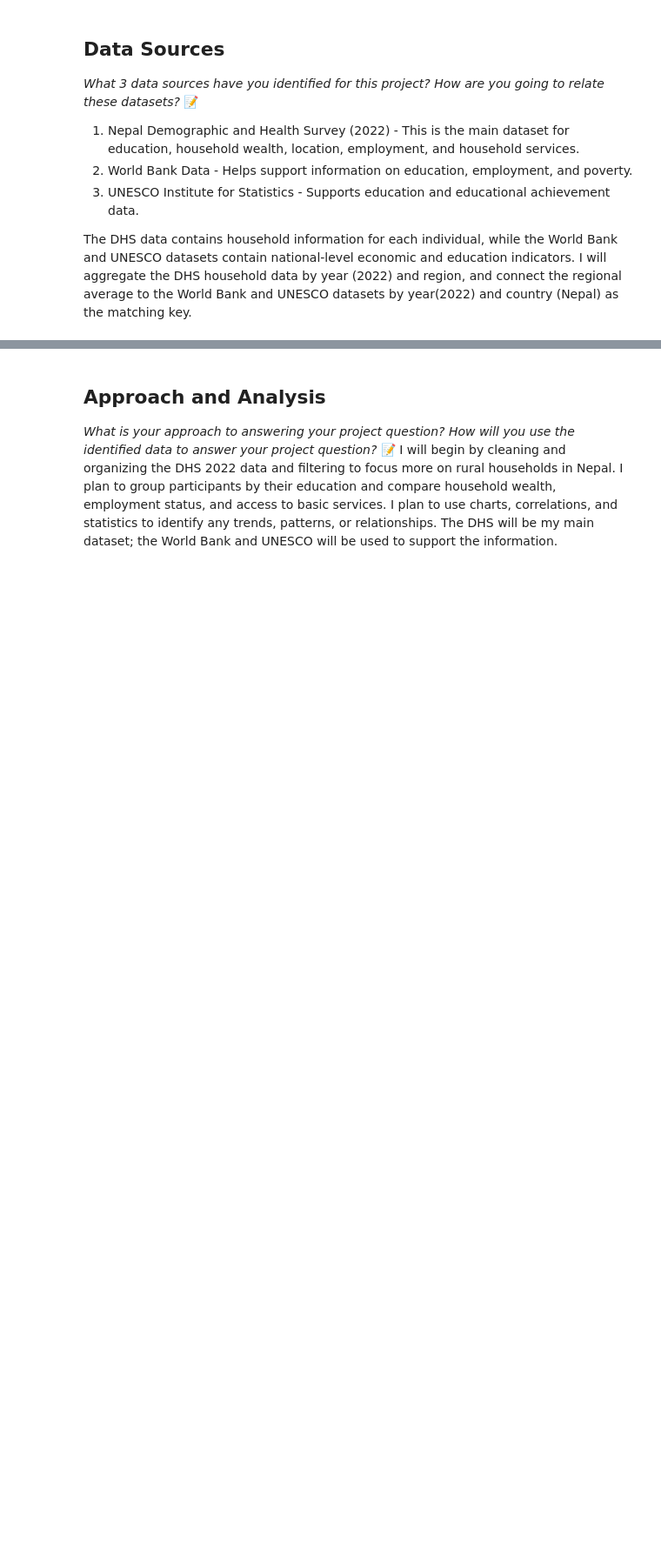
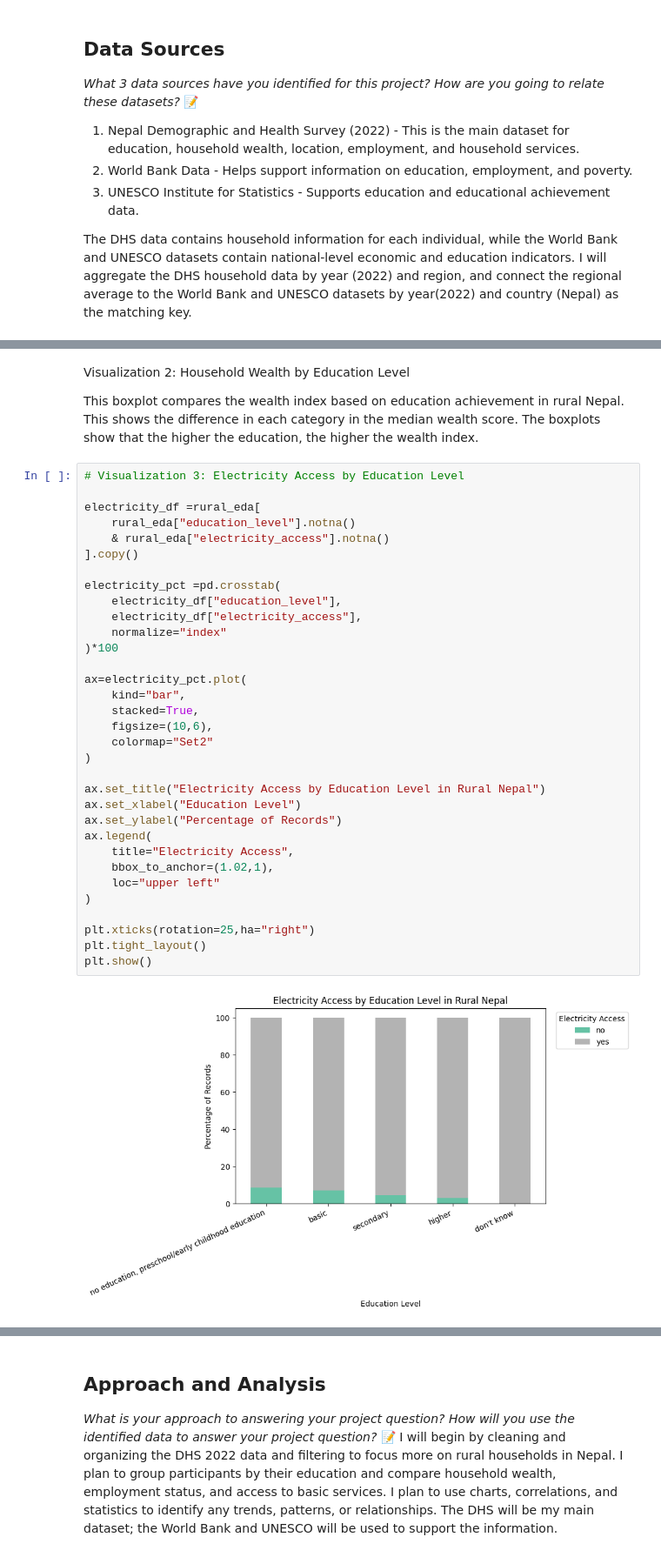
Before and after one commit to IT4063C-Fall2026/data-tech-analytics-final-project-reshikagg, a Jupyter notebook: source.ipynb, the cells around one changed output, grey strips where cells are left out. Shown at 87% size. Saved outputs shown, nothing was run; the diff lists cells and outputs as text; blank space fills up the shorter version.

```diff
--- a/source.ipynb
+++ b/source.ipynb
@@ -93,0 +429,39 @@ Note: you may need to restart the kernel to use updated packages.
+# %% [markdown]
+Visualization 2: Household Wealth by Education Level
+
+This boxplot compares the wealth index based on education achievement in rural Nepal. This shows the difference in each category in the median wealth score. The boxplots show that the higher the education, the higher the wealth index.
+# %%
+# Visualization 3: Electricity Access by Education Level
+
+electricity_df =rural_eda[
+    rural_eda["education_level"].notna()
+    & rural_eda["electricity_access"].notna()
+].copy()
+
+electricity_pct =pd.crosstab(
+    electricity_df["education_level"],
+    electricity_df["electricity_access"],
+    normalize="index"
+)*100
+
+ax=electricity_pct.plot(
+    kind="bar",
+    stacked=True,
+    figsize=(10,6),
+    colormap="Set2"
+)
+
+ax.set_title("Electricity Access by Education Level in Rural Nepal")
+ax.set_xlabel("Education Level")
+ax.set_ylabel("Percentage of Records")
+ax.legend(
+    title="Electricity Access",
+    bbox_to_anchor=(1.02,1),
+    loc="upper left"
+)
+
+plt.xticks(rotation=25,ha="right")
+plt.tight_layout()
+plt.show()
+# %% [output]
+[figure, added]
```
Also changed, not shown: parts of 22 cells of this notebook.
